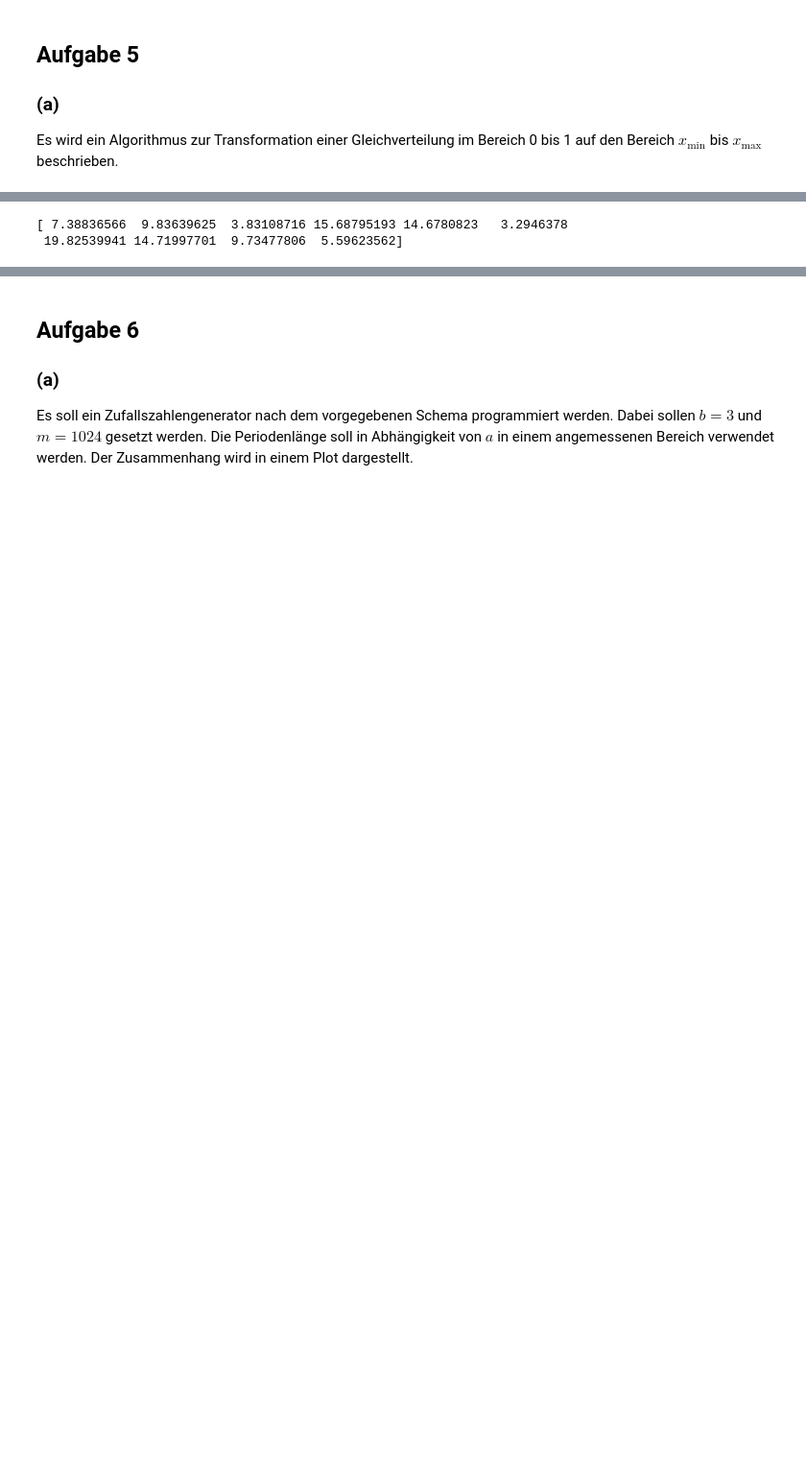
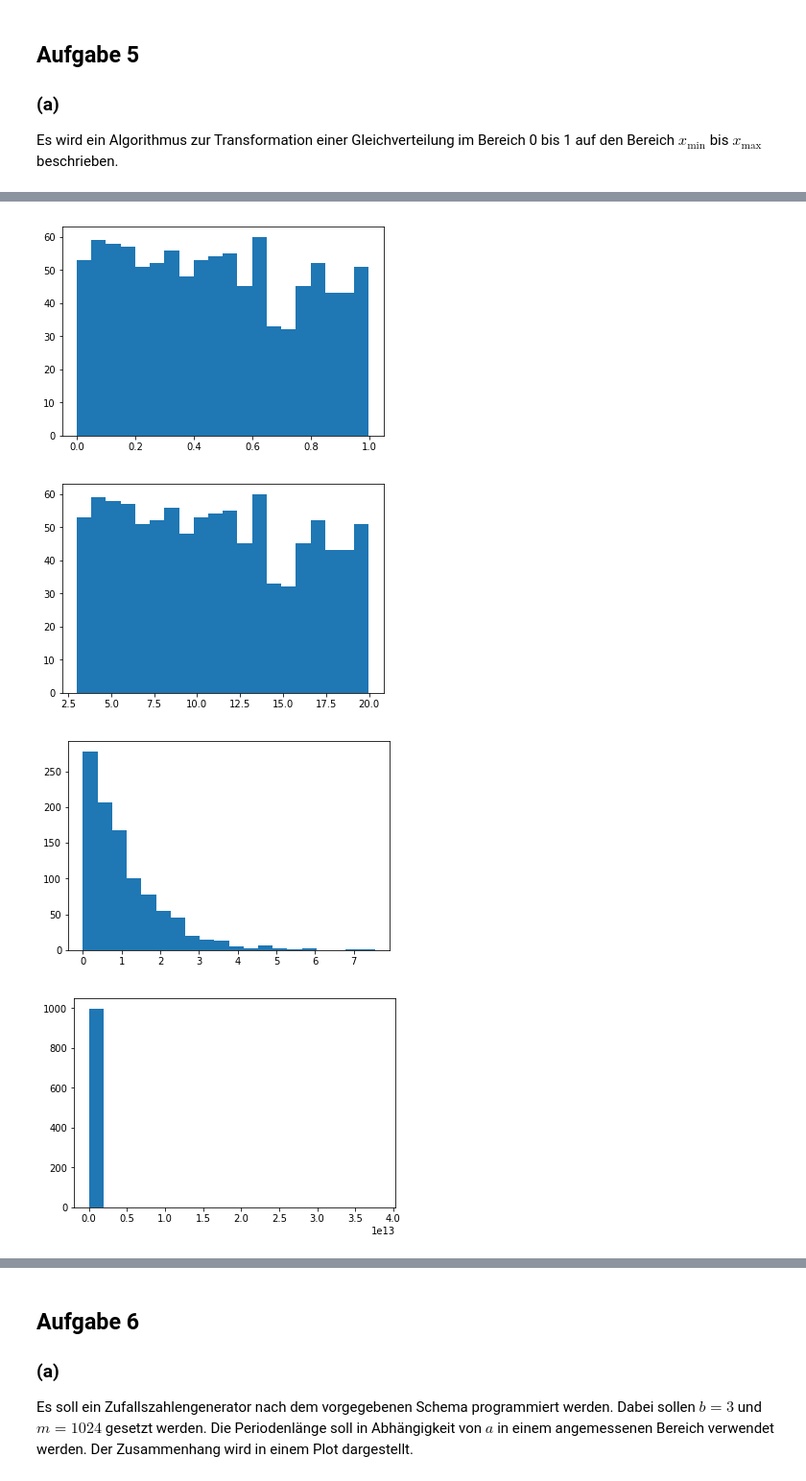
Before and after one commit to jpwgnr/SMD_Abgaben, a Jupyter notebook: Blatt3_Schubert_Herdieckerhoff_Overhoff/Blatt3.ipynb, the cells around one changed output, grey strips where cells are left out. Shown at 96% size. Drawn from its saved outputs; the diff is of its cells as text; code cells hidden in the pictures; blank space fills up the shorter version.

```diff
--- a/Blatt3_Schubert_Herdieckerhoff_Overhoff/Blatt3.ipynb
+++ b/Blatt3_Schubert_Herdieckerhoff_Overhoff/Blatt3.ipynb
@@ -16,11 +12,36 @@ print(generator)
 # %%
-def gleichgrenzen(xmin, xmax):
-    dx = xmax - xmin
-    return np.array(dx* generator + xmin)
+def gleichingrenzen(xmin, xmax):
+    return np.array((xmax-xmin) * generator + xmin)
-# %%
-#test
-a0 = gleichgrenzen(3,20)
-print(a0)
-# %% [output]
-[ 7.38836566  9.83639625  3.83108716 15.68795193 14.6780823   3.2946378
- 19.82539941 14.71997701  9.73477806  5.59623562]
+# %%
+def gleich2exponential(tau):
+    return -np.log(generator)/tau  #Normierung?
+# %%
+def gleich2potenz(xmin, n): # Pareto-Verteilung?
+    if n >= 2:
+        return n/xmin * (xmin/generator)**(n+1)
+    else: print("Bitte geben sie einen Wert für n größer oder gleich 2 ein.")
+# %%
+def gleich2cauchy():
+    return np.tan(np.pi*generator - np.pi) #Herleitung?
+# %%
+#Test
+a0 = generator
+plt.figure(0)
+plt.hist(a0, bins= 20);
+a1 = gleichingrenzen(3,20)
+plt.figure(1)
+plt.hist(a1, bins= 20);
+a2 = gleich2exponential(1)
+plt.figure(2)
+plt.hist(a2, bins=20);
+a3 = gleich2potenz(1, 3)
+plt.figure(3)
+plt.hist(a3, bins=20);
+a4 = gleich2cauchy()
+plt.figure(4)
+plt.hist(a4, bins= 200);
+# %% [output]
+[figure, added]
+[figure, added]
+[figure, added]
+[figure, added]
```
Also changed, not shown: parts of 7 cells of this notebook.
